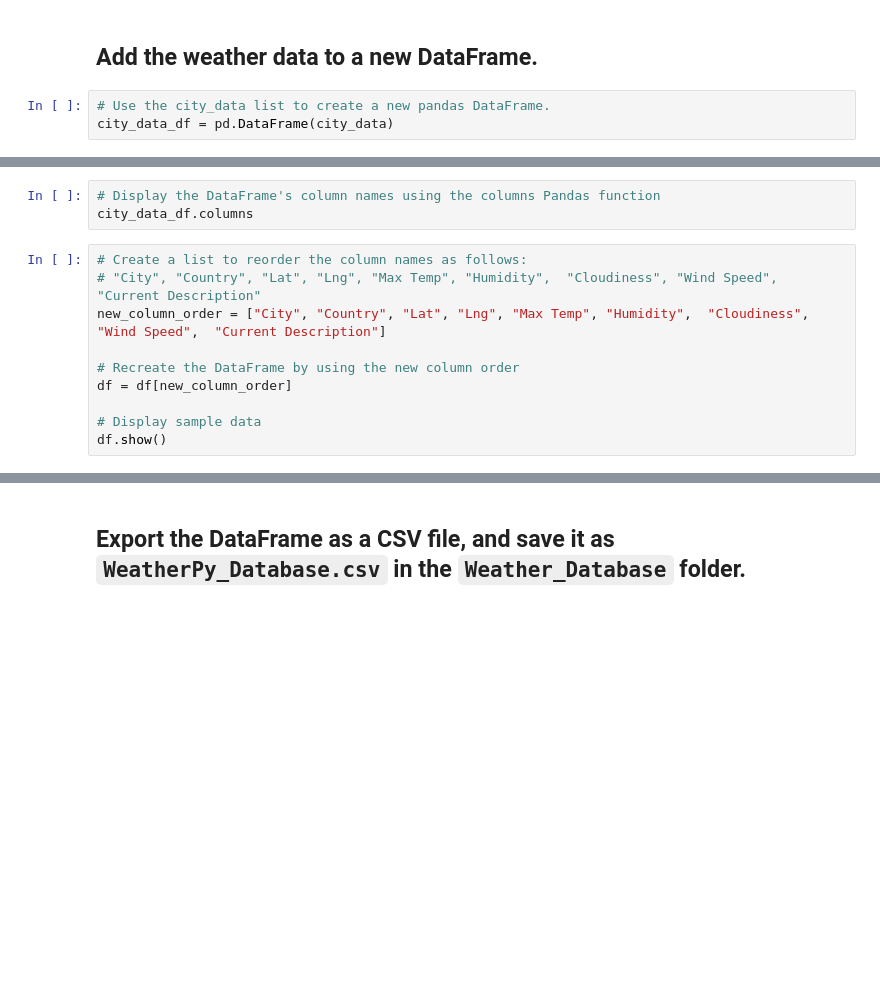
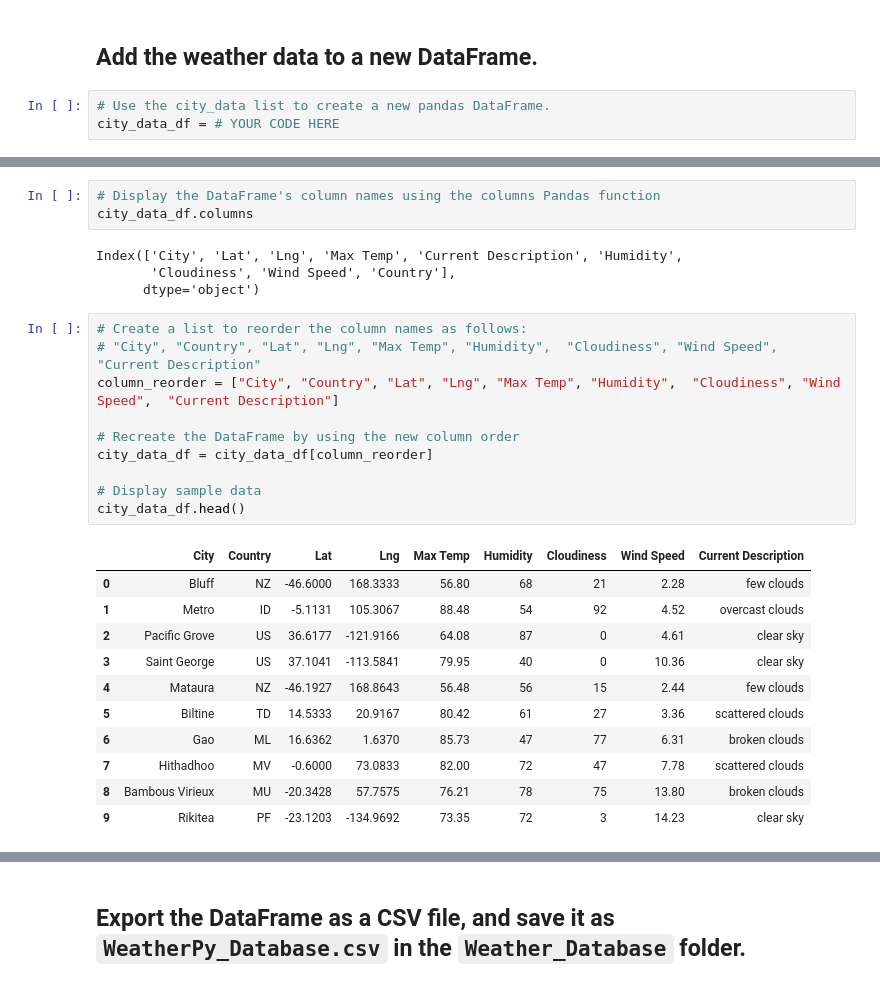
Before and after one commit to lucyharris04/World_Weather_Analysis, a Jupyter notebook: Weather_Database.ipynb, the cells around one changed output, grey strips where cells are left out. Drawn from its saved outputs; the diff is of its cells as text; blank space fills up the shorter version.

```diff
--- a/Weather_Database.ipynb
+++ b/Weather_Database.ipynb
@@ -159,7 +180,7 @@ len(city_data)
 ## Add the weather data to a new DataFrame.
 # %%
 # Use the city_data list to create a new pandas DataFrame.
-city_data_df = pd.DataFrame(city_data)
+city_data_df = # YOUR CODE HERE
 # %%
 # Display sample data
 city_data_df.head(10)
@@ -166,15 +199,31 @@ city_data_df.head(10)
 # %%
 # Display the DataFrame's column names using the columns Pandas function
 city_data_df.columns
+# %% [output]
+Index(['City', 'Lat', 'Lng', 'Max Temp', 'Current Description', 'Humidity',
+       'Cloudiness', 'Wind Speed', 'Country'],
+      dtype='object')
 # %%
 # Create a list to reorder the column names as follows:
 # "City", "Country", "Lat", "Lng", "Max Temp", "Humidity",  "Cloudiness", "Wind Speed",  "Current Description"
-new_column_order = ["City", "Country", "Lat", "Lng", "Max Temp", "Humidity",  "Cloudiness", "Wind Speed",  "Current Description"]
+column_reorder = ["City", "Country", "Lat", "Lng", "Max Temp", "Humidity",  "Cloudiness", "Wind Speed",  "Current Description"]
 
 # Recreate the DataFrame by using the new column order
-df = df[new_column_order]
+city_data_df = city_data_df[column_reorder]
 
 # Display sample data
-df.show()
+city_data_df.head()
+# %% [output]
+|  | City | Country | Lat | Lng | Max Temp | Humidity | Cloudiness | Wind Speed | Current Description |
+| 0 | Bluff | NZ | -46.6000 | 168.3333 | 56.80 | 68 | 21 | 2.28 | few clouds |
+| 1 | Metro | ID | -5.1131 | 105.3067 | 88.48 | 54 | 92 | 4.52 | overcast clouds |
+| 2 | Pacific Grove | US | 36.6177 | -121.9166 | 64.08 | 87 | 0 | 4.61 | clear sky |
+| 3 | Saint George | US | 37.1041 | -113.5841 | 79.95 | 40 | 0 | 10.36 | clear sky |
+| 4 | Mataura | NZ | -46.1927 | 168.8643 | 56.48 | 56 | 15 | 2.44 | few clouds |
+| 5 | Biltine | TD | 14.5333 | 20.9167 | 80.42 | 61 | 27 | 3.36 | scattered clouds |
+| 6 | Gao | ML | 16.6362 | 1.6370 | 85.73 | 47 | 77 | 6.31 | broken clouds |
+| 7 | Hithadhoo | MV | -0.6000 | 73.0833 | 82.00 | 72 | 47 | 7.78 | scattered clouds |
+| 8 | Bambous Virieux | MU | -20.3428 | 57.7575 | 76.21 | 78 | 75 | 13.80 | broken clouds |
+| 9 | Rikitea | PF | -23.1203 | -134.9692 | 73.35 | 72 | 3 | 14.23 | clear sky |
 # %%
 # Display the data types of each column by using the dtypes Pandas function
```
Also changed, not shown: parts of 9 cells of this notebook.
